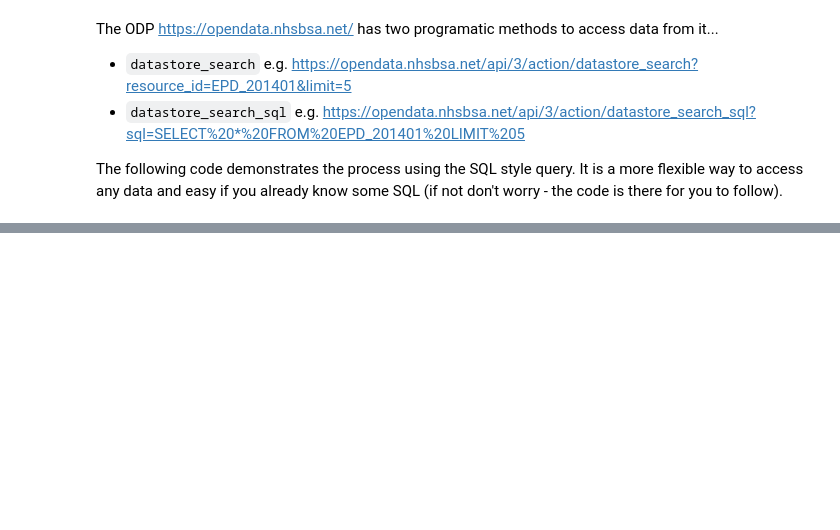
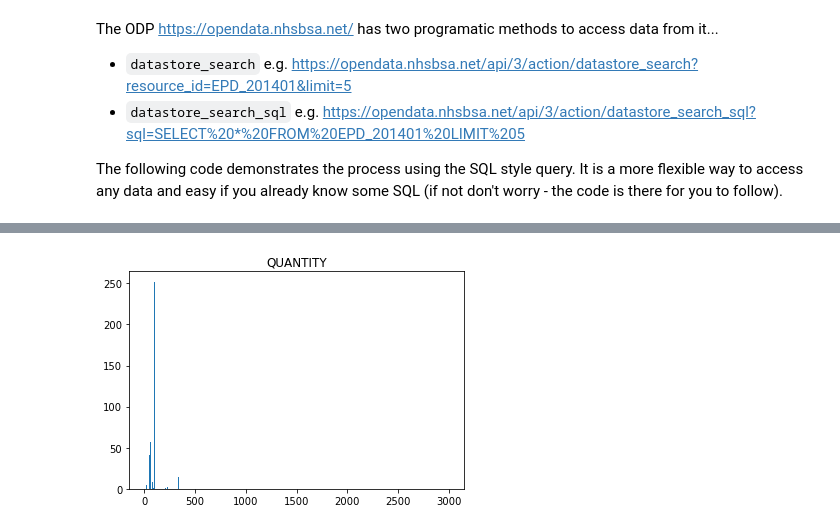
Before and after one commit to nhsbsa-data-analytics/coffee-and-coding, a Jupyter notebook: 2021-05-19 Get to grips with R and Python on our Open Data Portal/Python.ipynb, the cells around one changed output, grey strips where cells are left out. Cells and saved outputs as stored; diff of their text form; code cells hidden in the pictures; blank space fills up the shorter version.

```diff
--- a/2021-05-19 Get to grips with R and Python on our Open Data Portal/Python.ipynb
+++ b/2021-05-19 Get to grips with R and Python on our Open Data Portal/Python.ipynb
@@ -107,0 +81,10 @@ Now recreate the previous graph but for 'oral suspension' instead of 'tablet'
+# %%
+# One bin per value of QUANTITY
+max_quantity = int(max(result_df['QUANTITY']))
+result_df.hist(
+    column='QUANTITY',
+    grid=False,
+    bins=max_quantity
+);
+# %% [output]
+[figure, added]
```
Also changed, not shown: parts of 23 cells of this notebook, 5 other files.
